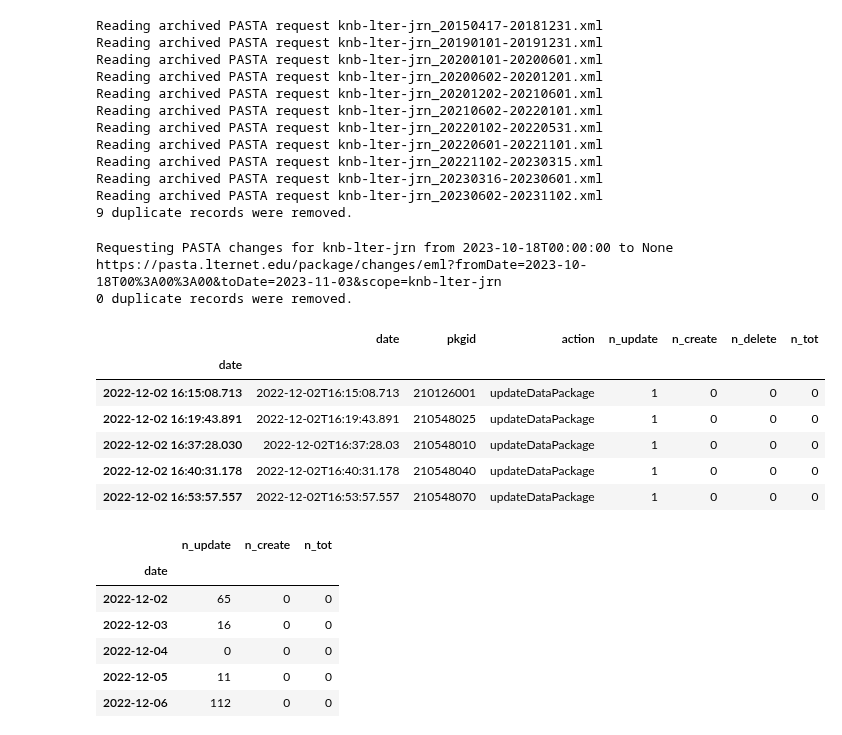
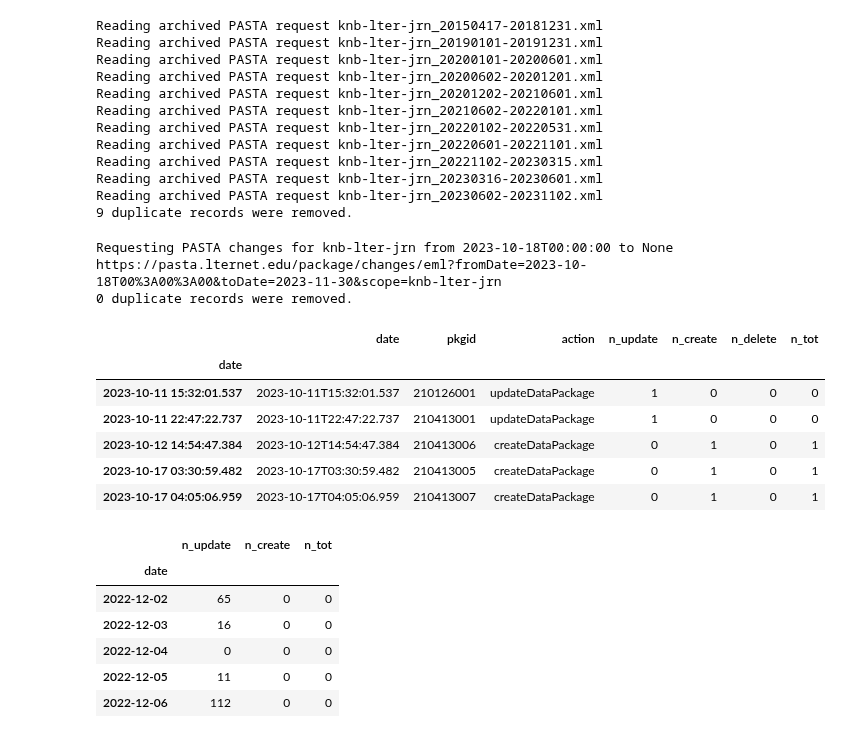
Before and after one commit to jornada-im/diagnostics, a Jupyter notebook: JRN-EDI-diagnostics-ANNRPT.ipynb, the cells around one changed output. Drawn from its saved outputs; the diff is of its cells as text; code cells hidden in the pictures.

```diff
--- a/JRN-EDI-diagnostics-ANNRPT.ipynb
+++ b/JRN-EDI-diagnostics-ANNRPT.ipynb
@@ -9,7 +9,7 @@ import datetime as dt
 # %%
 # Set some parameters
 start_rpt = '2022-12-01'
-end_rpt = '2023-11-02'
+end_rpt = '2023-11-30'
 annrpt_year = '2023'
 # %% [markdown]
 ## Archive a request for earlier data
@@ -58,7 +58,7 @@ else:
     df = archived.copy()
 # %% [output]
 Requesting PASTA changes for knb-lter-jrn from 2023-10-18T00:00:00 to None
-https://pasta.lternet.edu/package/changes/eml?fromDate=2023-10-18T00%3A00%3A00&toDate=2023-11-03&scope=knb-lter-jrn
+https://pasta.lternet.edu/package/changes/eml?fromDate=2023-10-18T00%3A00%3A00&toDate=2023-11-30&scope=knb-lter-jrn
 0 duplicate records were removed.
 # %%
 # Now create datetime index and subset dataframe
@@ -67,15 +67,15 @@ df = df.loc[start_rpt:end_rpt]
 # %%
 # Convert raw data to counts
 df = edi.get_counts(df)
-df.head()
+df.tail()
 # %% [output]
 |  | date | pkgid | action | n_update | n_create | n_delete | n_tot |
 | date |  |  |  |  |  |  |  |
-| 2022-12-02 16:15:08.713 | 2022-12-02T16:15:08.713 | 210126001 | updateDataPackage | 1 | 0 | 0 | 0 |
-| 2022-12-02 16:19:43.891 | 2022-12-02T16:19:43.891 | 210548025 | updateDataPackage | 1 | 0 | 0 | 0 |
-| 2022-12-02 16:37:28.030 | 2022-12-02T16:37:28.03 | 210548010 | updateDataPackage | 1 | 0 | 0 | 0 |
-| 2022-12-02 16:40:31.178 | 2022-12-02T16:40:31.178 | 210548040 | updateDataPackage | 1 | 0 | 0 | 0 |
-| 2022-12-02 16:53:57.557 | 2022-12-02T16:53:57.557 | 210548070 | updateDataPackage | 1 | 0 | 0 | 0 |
+| 2023-10-11 15:32:01.537 | 2023-10-11T15:32:01.537 | 210126001 | updateDataPackage | 1 | 0 | 0 | 0 |
+| 2023-10-11 22:47:22.737 | 2023-10-11T22:47:22.737 | 210413001 | updateDataPackage | 1 | 0 | 0 | 0 |
+| 2023-10-12 14:54:47.384 | 2023-10-12T14:54:47.384 | 210413006 | createDataPackage | 0 | 1 | 0 | 1 |
+| 2023-10-17 03:30:59.482 | 2023-10-17T03:30:59.482 | 210413005 | createDataPackage | 0 | 1 | 0 | 1 |
+| 2023-10-17 04:05:06.959 | 2023-10-17T04:05:06.959 | 210413007 | createDataPackage | 0 | 1 | 0 | 1 |
 # %%
 #Get study ids
 df['studyid'] = df.pkgid.astype(str).str[-6:-3]
```
Also changed, not shown: parts of 7 cells of this notebook.
